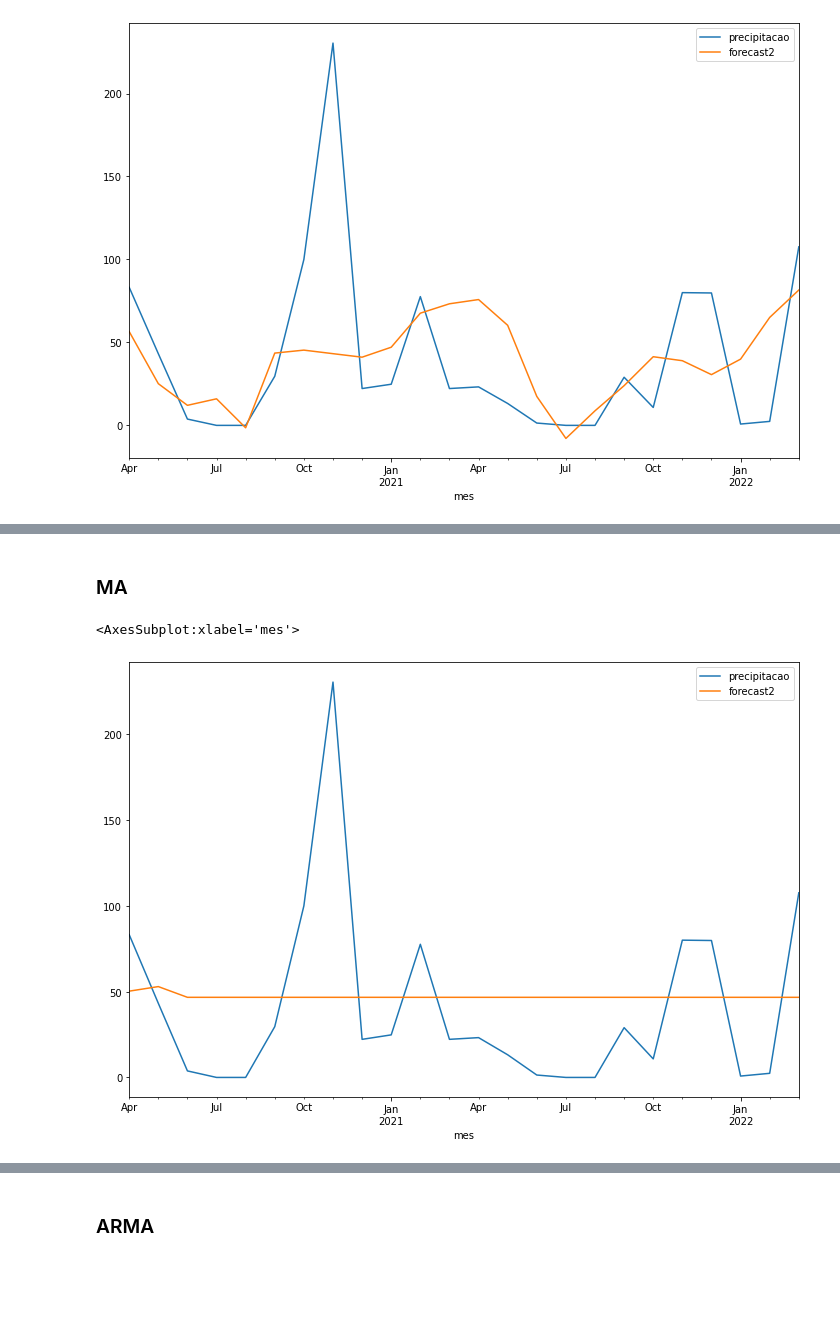
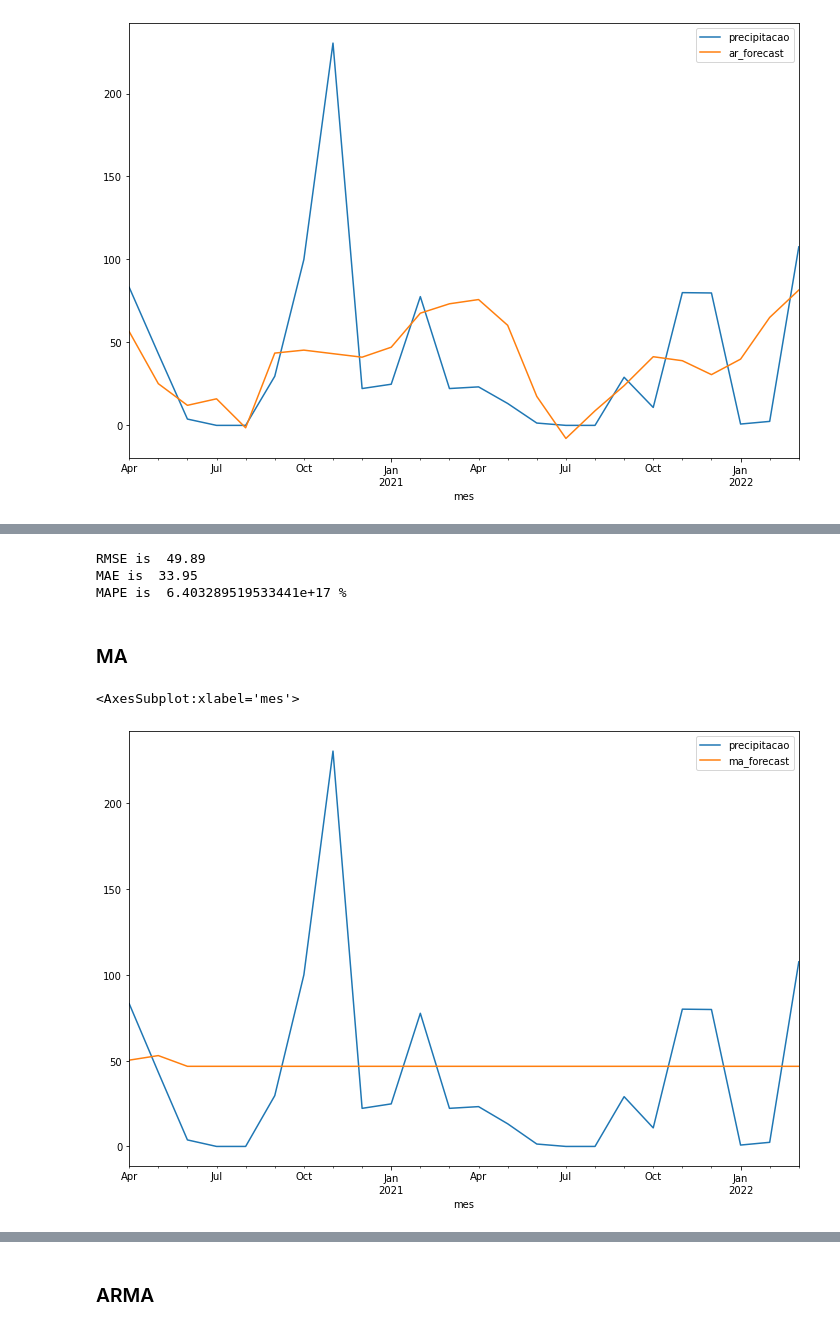
Before and after one commit to ManuelS0usa/TS-Precipitation-Forecast, a Jupyter notebook: ARIMA Models.ipynb, the cells around one changed output, grey strips where cells are left out. Saved outputs shown, nothing was run; the diff lists cells and outputs as text; code cells hidden in the pictures; blank space fills up the shorter version.

```diff
--- a/training.ipynb
+++ b/ARIMA Models.ipynb
@@ -62,6 +64,9 @@ dtype: int64
+# %%
+# forecast horizon variable
+fh = 24
 # %%
 # Split data into training and testing samples
-data_split = load_data.test_training_split(mydata, months_test_size=24)
+data_split = load_data.test_training_split(mydata, months_test_size=fh)
 train_data = data_split['train']
 test_data = data_split['test']
 # %%
@@ -323,7 +313,7 @@ AR.50           -0.9970           +1.2495j            1.5985            0.3572
 # %%
-teste = mydata
-teste['forecast2'] = ar_model.predict(start = mydata.shape[0]-24, end=mydata.shape[0], dynamic= True)
-teste[['precipitacao', 'forecast2']].iloc[-24:].plot(figsize=(12, 8))
+forecast_data = mydata
+forecast_data['ar_forecast'] = ar_model.predict(start = mydata.shape[0]-fh, end=mydata.shape[0], dynamic= True)
+forecast_data[['precipitacao', 'ar_forecast']].iloc[-fh:].plot(figsize=(12, 8))
 # %% [output]
 <AxesSubplot:xlabel='mes'>
 [figure]
@@ -341,16 +348,21 @@ MAPE_HWA is  6.403289519533441e+17 %
+# %%
+evaluate(test_data, forecast_data['ar_forecast'][-fh:])
+# %% [output]
+RMSE is  49.89
+MAE is  33.95
+MAPE is  6.403289519533441e+17 %
 # %% [markdown]
 ### MA
 # %%
 from statsmodels.tsa.arima.model import ARIMA
 # fit model
 ma_model = ARIMA(train_data, order=(0, 0, 2)).fit()
 # make prediction
-teste2 = mydata
-teste2['forecast2'] = ma_model.predict(start = mydata.shape[0]-24, end=mydata.shape[0], dynamic= True)
-teste2[['precipitacao', 'forecast2']].iloc[-24:].plot(figsize=(12, 8))
+forecast_data['ma_forecast'] = ma_model.predict(start = mydata.shape[0]-fh, end=mydata.shape[0], dynamic= True)
+forecast_data[['precipitacao', 'ma_forecast']].iloc[-fh:].plot(figsize=(12, 8))
 # %% [output]
 <AxesSubplot:xlabel='mes'>
-[figure, old version]
+[figure, new version]
 # %%
 print(ma_model.summary())
 # %% [output]
```
Also changed, not shown: parts of 23 cells of this notebook.
